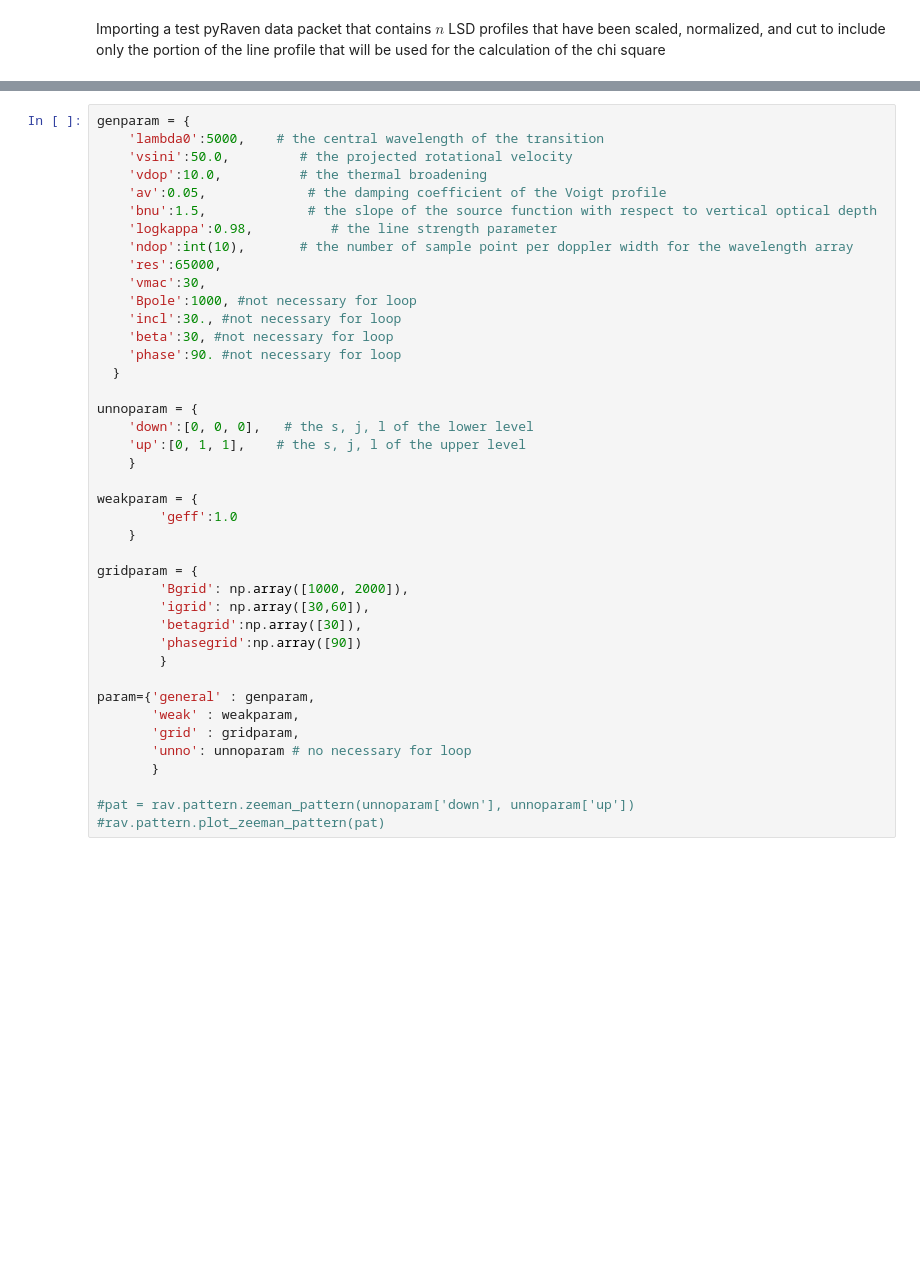
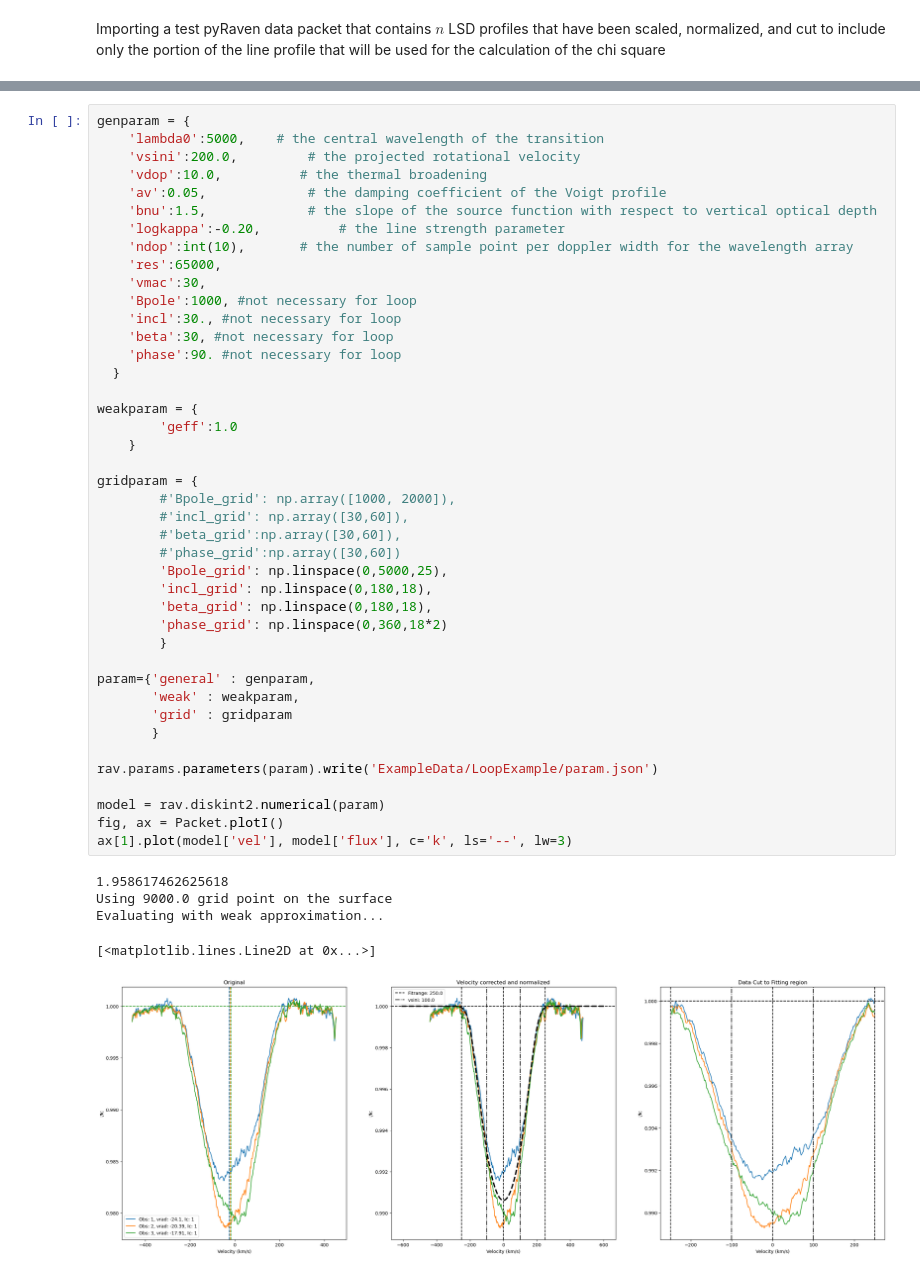
Before and after one commit to veropetit/pyRaven, a Jupyter notebook: Test_loop.ipynb, the cells around one changed output, grey strips where cells are left out. Cells and saved outputs as stored; diff of their text form; blank space fills up the shorter version.

```diff
--- a/Test_loop.ipynb
+++ b/Test_loop.ipynb
@@ -33,41 +41,48 @@ At the end, we define a Zeeman pattern object, just in case a comparison with th
 # %%
 genparam = {
     'lambda0':5000,    # the central wavelength of the transition
-    'vsini':50.0,         # the projected rotational velocity
+    'vsini':200.0,         # the projected rotational velocity
     'vdop':10.0,          # the thermal broadening
     'av':0.05,             # the damping coefficient of the Voigt profile
     'bnu':1.5,             # the slope of the source function with respect to vertical optical depth
-    'logkappa':0.98,          # the line strength parameter
+    'logkappa':-0.20,          # the line strength parameter
     'ndop':int(10),       # the number of sample point per doppler width for the wavelength array
     'res':65000,
     'vmac':30,
     'Bpole':1000, #not necessary for loop
     'incl':30., #not necessary for loop
     'beta':30, #not necessary for loop
     'phase':90. #not necessary for loop
   }
 
-unnoparam = {
-    'down':[0, 0, 0],   # the s, j, l of the lower level
-    'up':[0, 1, 1],    # the s, j, l of the upper level
-    }
-
 weakparam = {
         'geff':1.0
     }
 
 gridparam = {
-        'Bgrid': np.array([1000, 2000]),
-        'igrid': np.array([30,60]),
-        'betagrid':np.array([30]),
-        'phasegrid':np.array([90])
+        #'Bpole_grid': np.array([1000, 2000]),
+        #'incl_grid': np.array([30,60]),
+        #'beta_grid':np.array([30,60]),
+        #'phase_grid':np.array([30,60])
+        'Bpole_grid': np.linspace(0,5000,25),
+        'incl_grid': np.linspace(0,180,18),
+        'beta_grid': np.linspace(0,180,18),
+        'phase_grid': np.linspace(0,360,18*2)
         }
 
 param={'general' : genparam,
        'weak' : weakparam,
-       'grid' : gridparam,
-       'unno': unnoparam # no necessary for loop
+       'grid' : gridparam
        }
 
-#pat = rav.pattern.zeeman_pattern(unnoparam['down'], unnoparam['up'])
-#rav.pattern.plot_zeeman_pattern(pat)
+rav.params.parameters(param).write('ExampleData/LoopExample/param.json')
+
+model = rav.diskint2.numerical(param)
+fig, ax = Packet.plotI()
+ax[1].plot(model['vel'], model['flux'], c='k', ls='--', lw=3)
+# %% [output]
+1.958617462625618
+Using 9000.0 grid point on the surface
+Evaluating with weak approximation...
+[<matplotlib.lines.Line2D at 0x...>]
+[figure, added]
```
Also changed, not shown: parts of 4 cells of this notebook, 10 other files.
